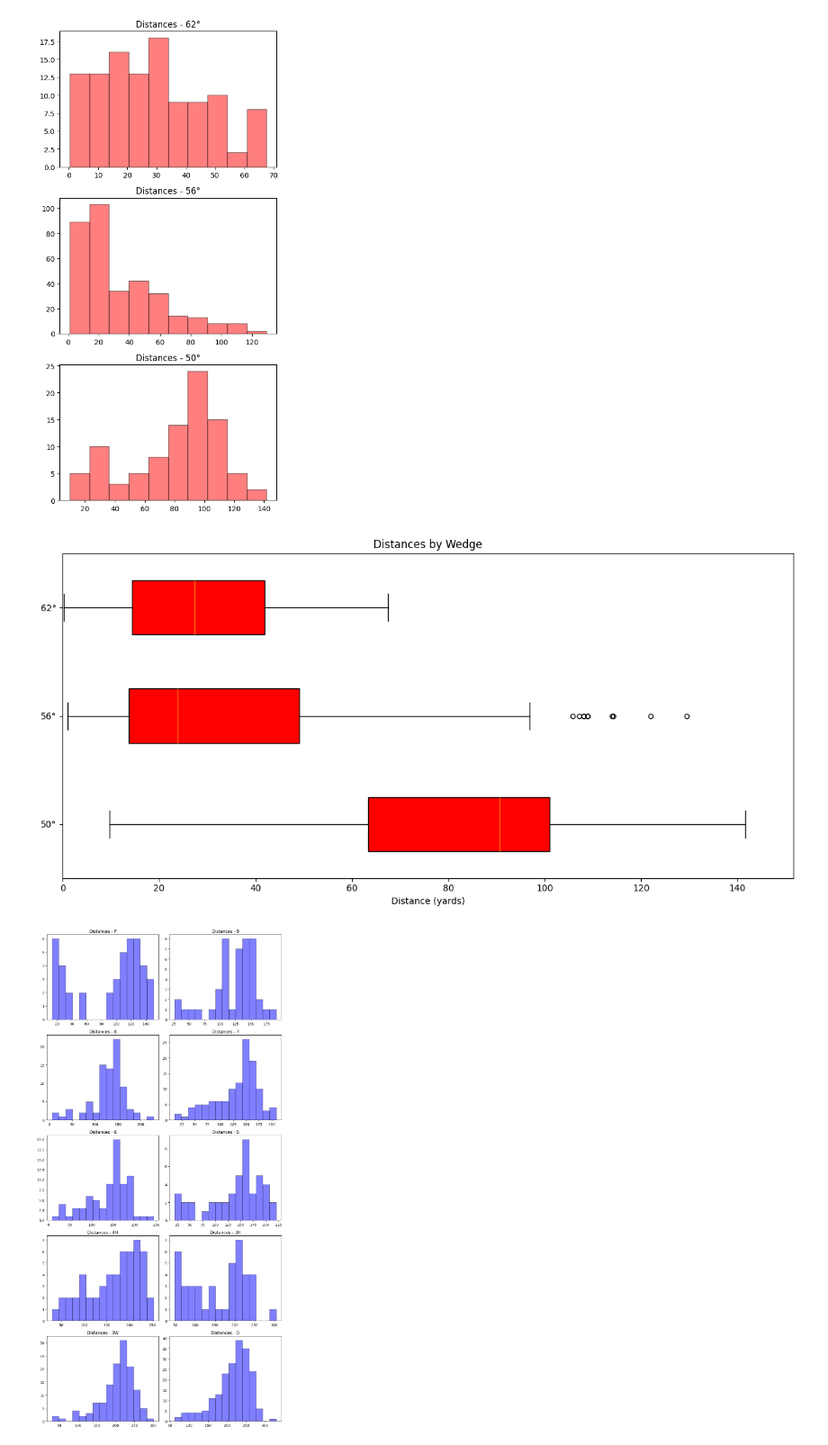
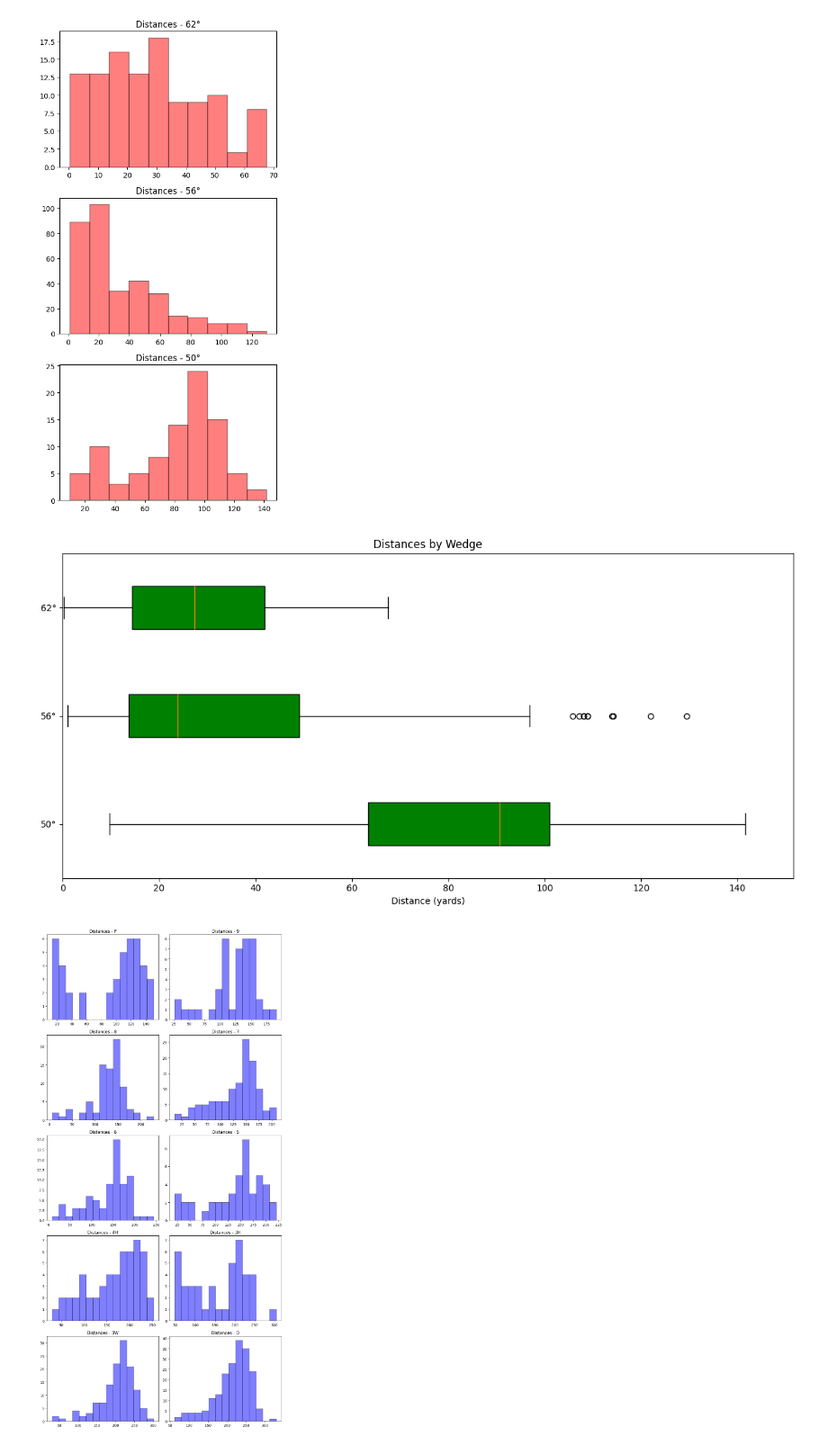
Before and after one commit to evklein/forehead-data-pipelines, a Jupyter notebook: 2024/2024.ipynb, the cells around one changed output. Shown: that part at 90% size. Cells and saved outputs as stored; diff of their text form; code cells hidden in the pictures.

```diff
--- a/2024/2024.ipynb
+++ b/2024/2024.ipynb
@@ -162,27 +162,26 @@ for i, wedge in enumerate(wedges_asc):
 # %%
 plt.figure(figsize=(12, 6))
 
 # Iterate through each club to plot boxplots next to each other
 for i, wedge in enumerate(wedges_desc):
     strokes_for_wedge = strokes[strokes['club'] == wedge]  # Filter strokes by club
     plt.boxplot(strokes_for_wedge['distance'], vert=False, patch_artist=True,
-                boxprops=dict(facecolor='red', color='black', linewidth=1),  # Thicker boxes' edges
+                boxprops=dict(facecolor='green', color='black', linewidth=1),  # Thicker boxes' edges
                 whiskerprops=dict(color='black', linewidth=1),
                 capprops=dict(color='black', linewidth=1),
-                flierprops=dict(marker='o', color='red', markersize=5, linewidth=1),
-                positions=[i], widths=0.5)  # Adjust width to make boxes thicker
+                positions=[i], widths=0.4)  # Adjust width to make boxes thicker
 
 # Customize the plot
 plt.title('Distances by Wedge')
 plt.xlabel('Distance (yards)')
-plt.yticks(range(len(wedges)), wedges)  # Label clubs on the y-axis
+plt.yticks(range(len(wedges_desc)), wedges_desc)  # Label clubs on the y-axis
 plt.xlim(0, strokes[strokes['club'] == '50°']['distance'].max() + 10)  # Adjust x-axis to fit data
 
 # Show the plot
 plt.tight_layout()
 plt.show()
 # %% [output]
-[figure, old version]
+[figure, new version]
 # %%
 # Plot other club histograms
 fig, axs = plt.subplots(5, 2, figsize=(10, 20), tight_layout=True)
```
Also changed, not shown: parts of 6 cells of this notebook.
